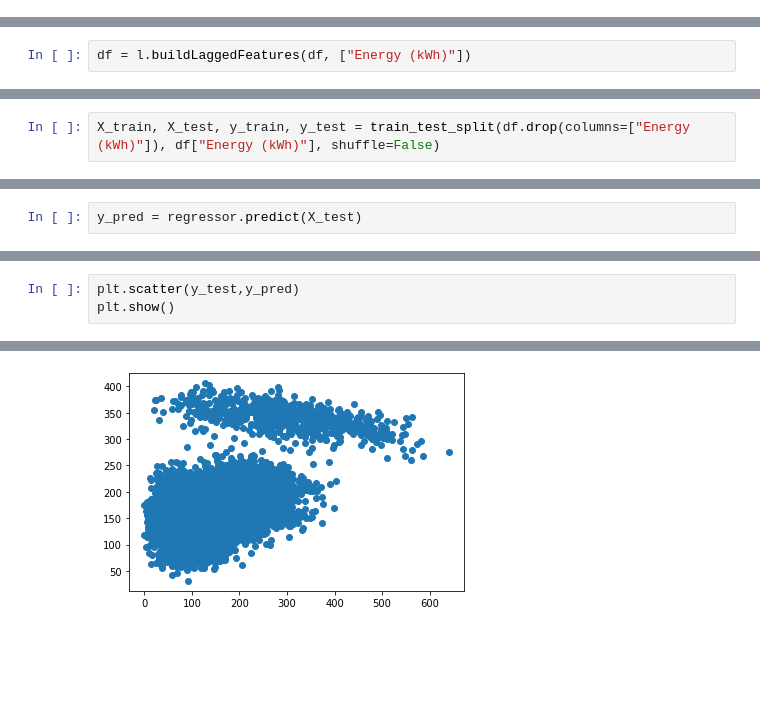
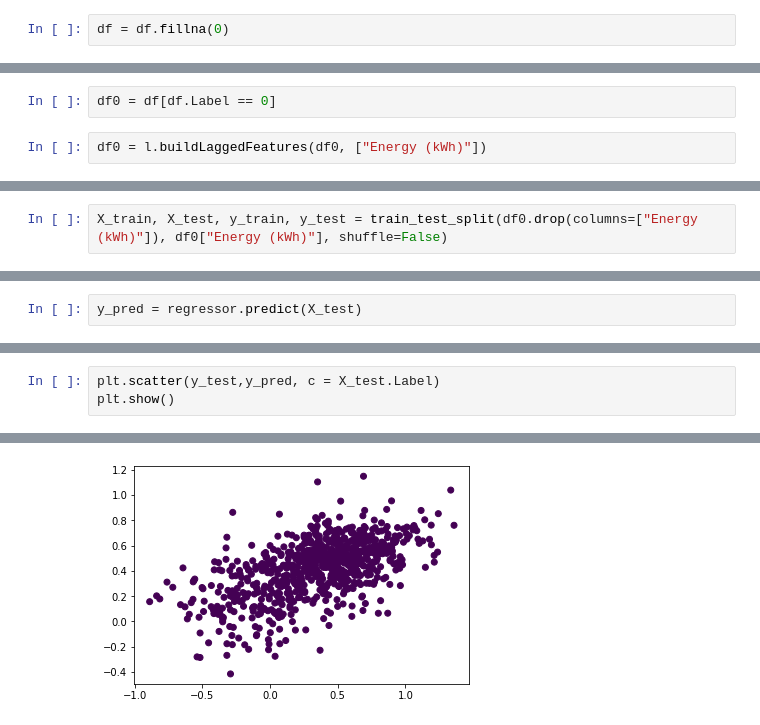
Before and after one commit to Jungar111/Bachelor2021, a Jupyter notebook: Vizualisation/Story.ipynb, the cells around one changed output, grey strips where cells are left out. Drawn from its saved outputs; the diff is of its cells as text; blank space fills up the shorter version.

```diff
--- a/Vizualisation/Story.ipynb
+++ b/Vizualisation/Story.ipynb
@@ -15,0 +162,2 @@ df = df.drop(columns=["Charging Time (mins)","Parking Time (mins)"])
+# %%
+df = df.fillna(0)
@@ -19,5 +186,7 @@ l = lags()
 df = df.sort_index()
 # %%
 df = df.fillna(0)
+# %%
+df0 = df[df.Label == 0]
 # %%
-df = l.buildLaggedFeatures(df, ["Energy (kWh)"])
+df0 = l.buildLaggedFeatures(df0, ["Energy (kWh)"])
@@ -24,5 +210,5 @@ df = l.buildLaggedFeatures(df, ["Energy (kWh)"])
 # %%
-X_train, X_test, y_train, y_test = train_test_split(df.drop(columns=["Energy (kWh)"]), df["Energy (kWh)"], shuffle=False)
+X_train, X_test, y_train, y_test = train_test_split(df0.drop(columns=["Energy (kWh)"]), df0["Energy (kWh)"], shuffle=False)
 # %%
 regressor = LinearRegression().fit(X_train, y_train)
 # %%
@@ -48,7 +229,7 @@ plt.show()
 # %%
-plt.scatter(y_test,y_pred)
+plt.scatter(y_test,y_pred, c = X_test.Label)
 plt.show()
 # %% [output]
 [interactive output not drawn]
 [interactive output not drawn]
-[figure, old version]
+[figure, new version]
```
Also changed, not shown: parts of 25 cells of this notebook, 10 other files.
